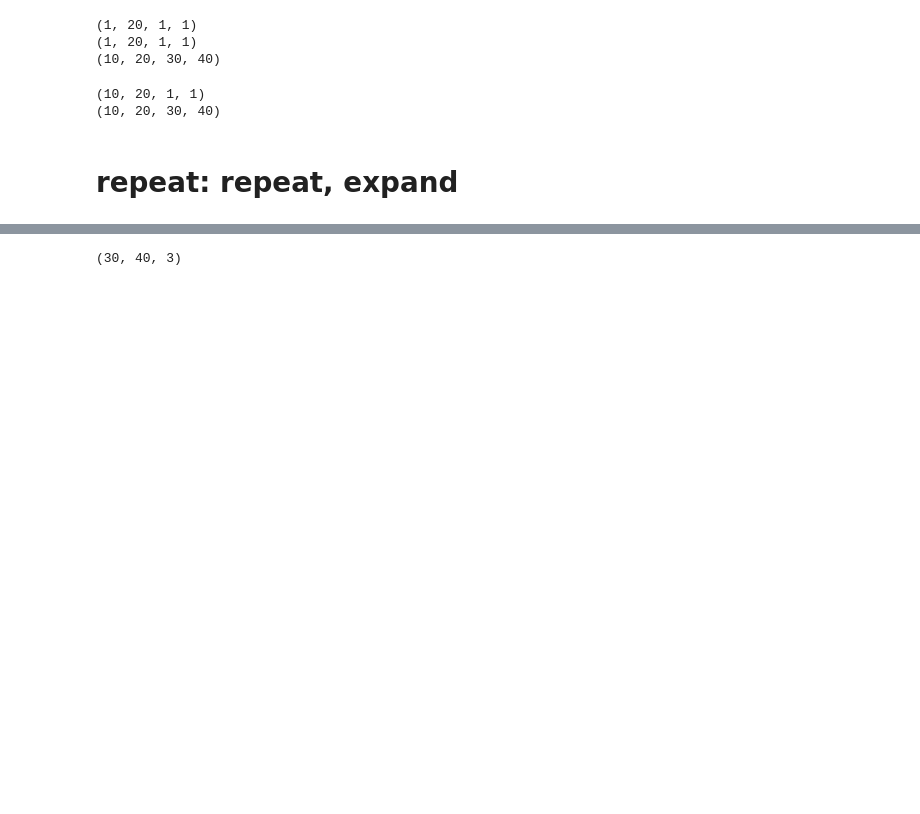
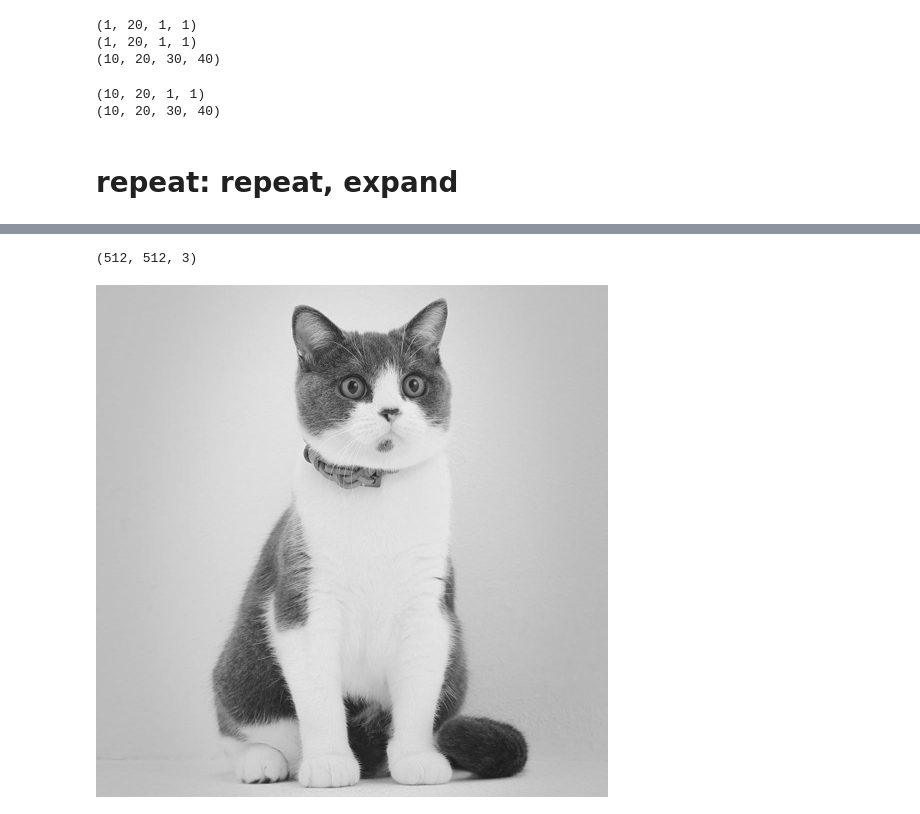
Before and after one commit to NagatoYuki0943/DL, a Jupyter notebook: Pytorch/01_PyTorch基本/05数学运算/einops einsum&rearrange&repeat&reduce.ipynb, the cells around one changed output, grey strips where cells are left out. Drawn from its saved outputs; the diff is of its cells as text; code cells hidden in the pictures; blank space fills up the shorter version.

Commit message:
update einops repeat reduce

```diff
--- a/Pytorch/01_PyTorch基本/05数学运算/einops einsum&rearrange&repeat&reduce.ipynb
+++ b/Pytorch/01_PyTorch基本/05数学运算/einops einsum&rearrange&repeat&reduce.ipynb
@@ -228,8 +229,11 @@ image.shape
 # %%
 # change it to RGB format by repeating in each channel
-repeat(image, 'h w -> h w c', c=3).shape
+temp = repeat(np.array(image), 'h w -> h w c', c=3)
+print(temp.shape)
+Image.fromarray(temp)
 # %% [output]
-(30, 40, 3)
+(512, 512, 3)
+[figure, added]
 # %%
 # 竖直重复2次图片
 # repeat image 2 times along height (vertical axis)
```
Also changed, not shown: parts of 10 cells of this notebook, 1 other file.
